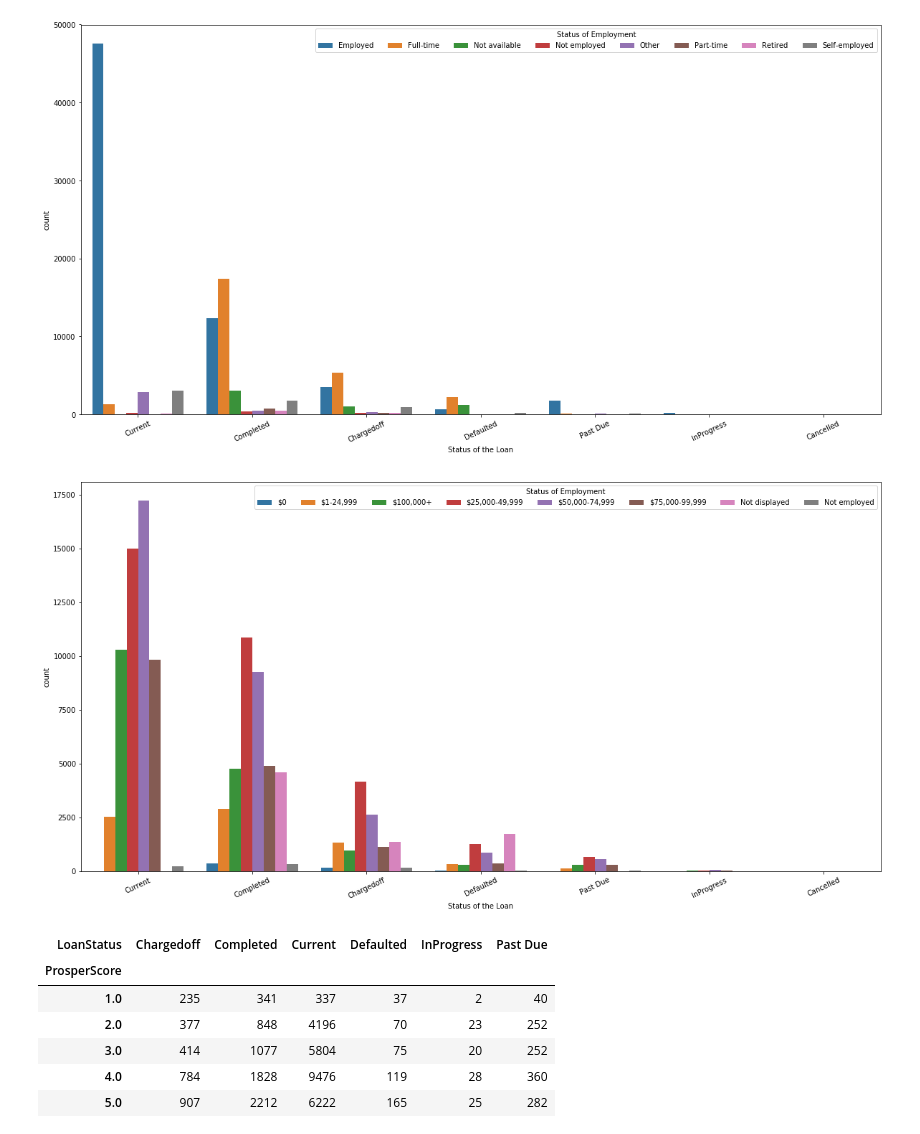
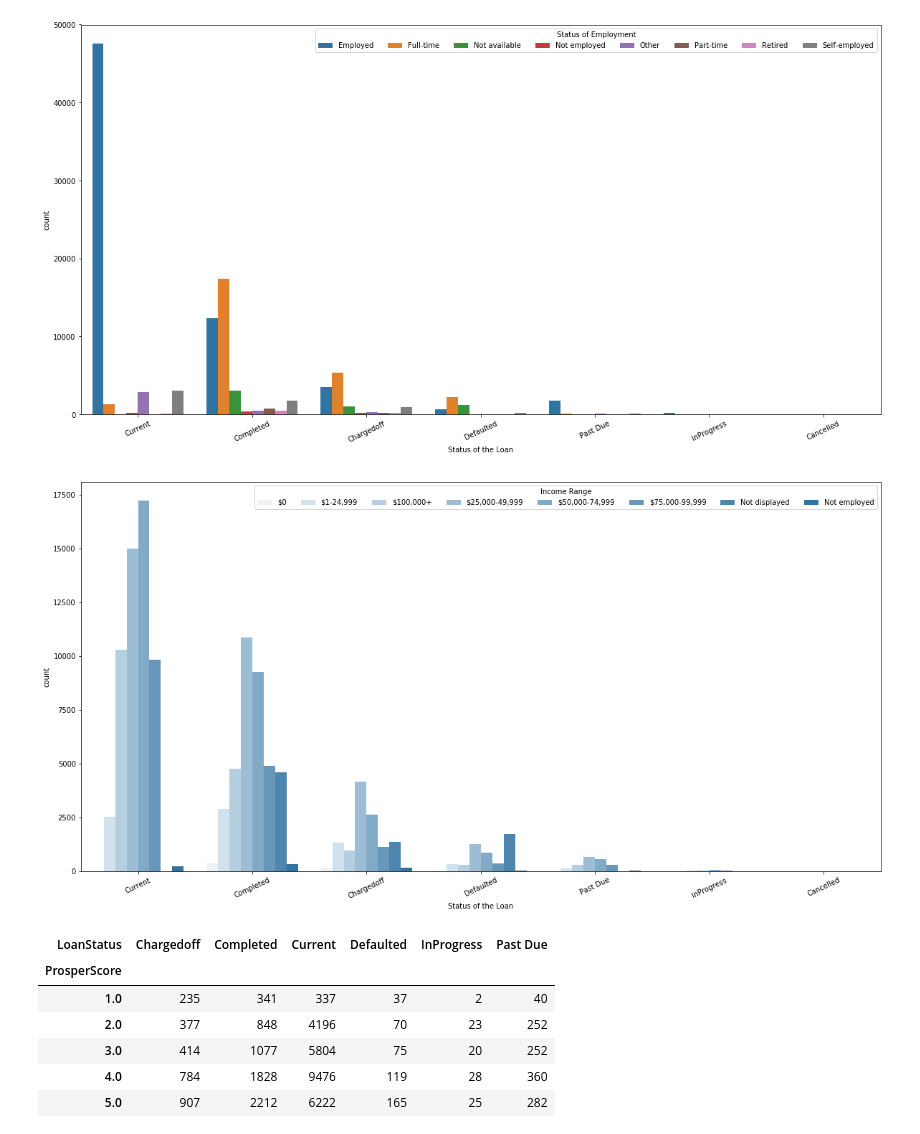
Before and after one commit to JannisMueller/Exploration-Loan-Data-from-Prosper, a Jupyter notebook: Exploration Loan Data from Prosper.ipynb, the cells around one changed output. Drawn from its saved outputs; the diff is of its cells as text; code cells hidden in the pictures.

```diff
--- a/Exploration Loan Data from Prosper.ipynb
+++ b/Exploration Loan Data from Prosper.ipynb
@@ -850,14 +847,15 @@ plt.xlabel('Status of the Loan');
 # %% [output]
 [figure]
 # %%
-#plotting EmploymentStatus (Status of Employment) against LoanStatus with help of a heat map
+#plotting Income Range against LoanStatus with help of a heat map
+color = sb.color_palette()[0]
 plt.figure(figsize = [20,10])
-sb.countplot(data = loan_data_clean, x = 'LoanStatus', hue = 'IncomeRange', order = loan_data_clean['LoanStatus'].value_counts().index)
-plt.legend(loc = 1, ncol = 8, title = 'Status of Employment')
+sb.countplot(data = loan_data_clean, x = 'LoanStatus', hue = 'IncomeRange', color = color, order = loan_data_clean['LoanStatus'].value_counts().index)
+plt.legend(loc = 1, ncol = 8, title = 'Income Range')
 plt.xticks(rotation = 25)
 plt.xlabel('Status of the Loan');
 # %% [output]
-[figure, old version]
+[figure, new version]
 # %%
 #plotting ProsperScore against LoanStatus with help of a heat map
 
```
Also changed, not shown: parts of 10 cells of this notebook, 1 other file.
